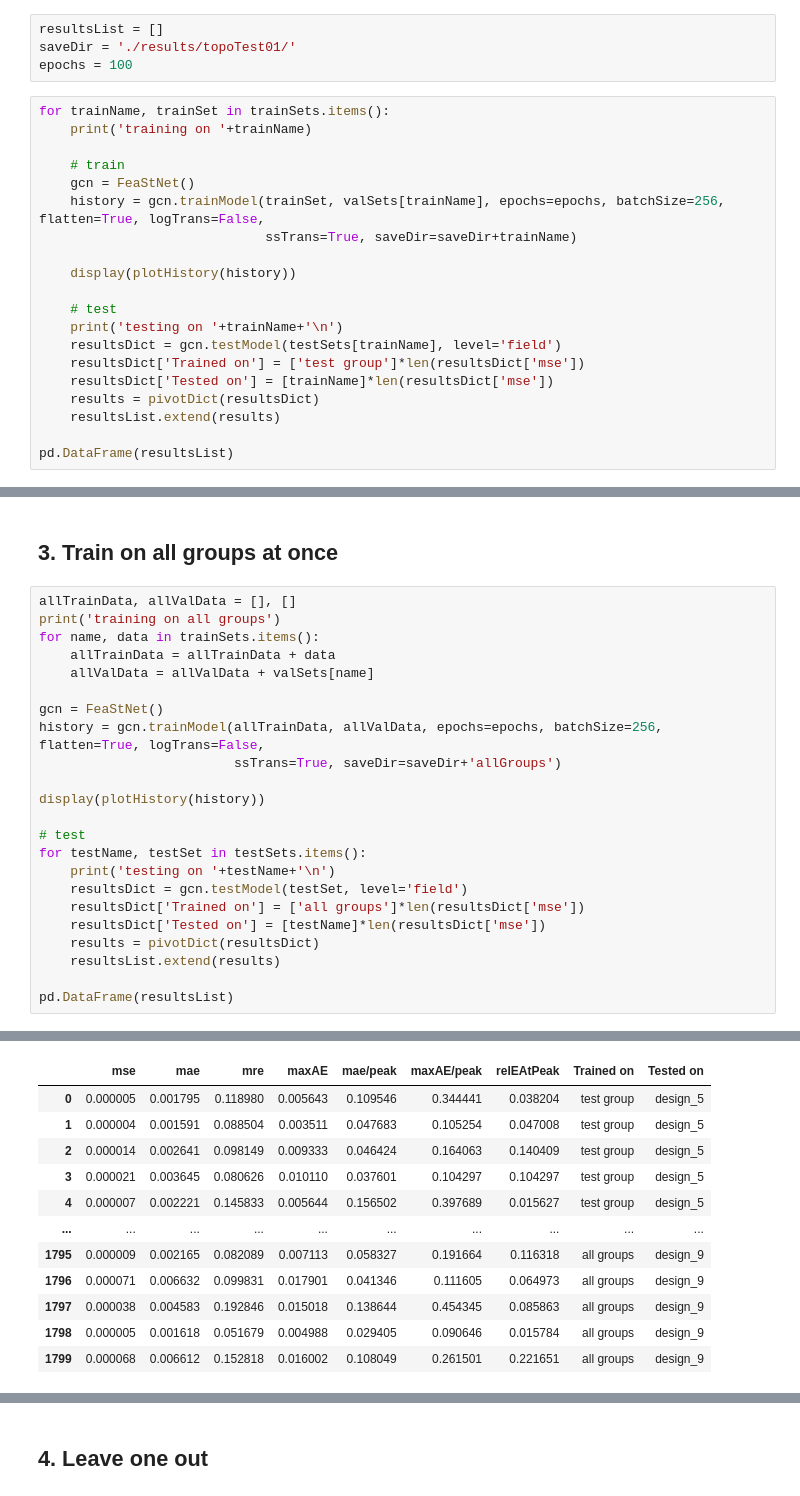
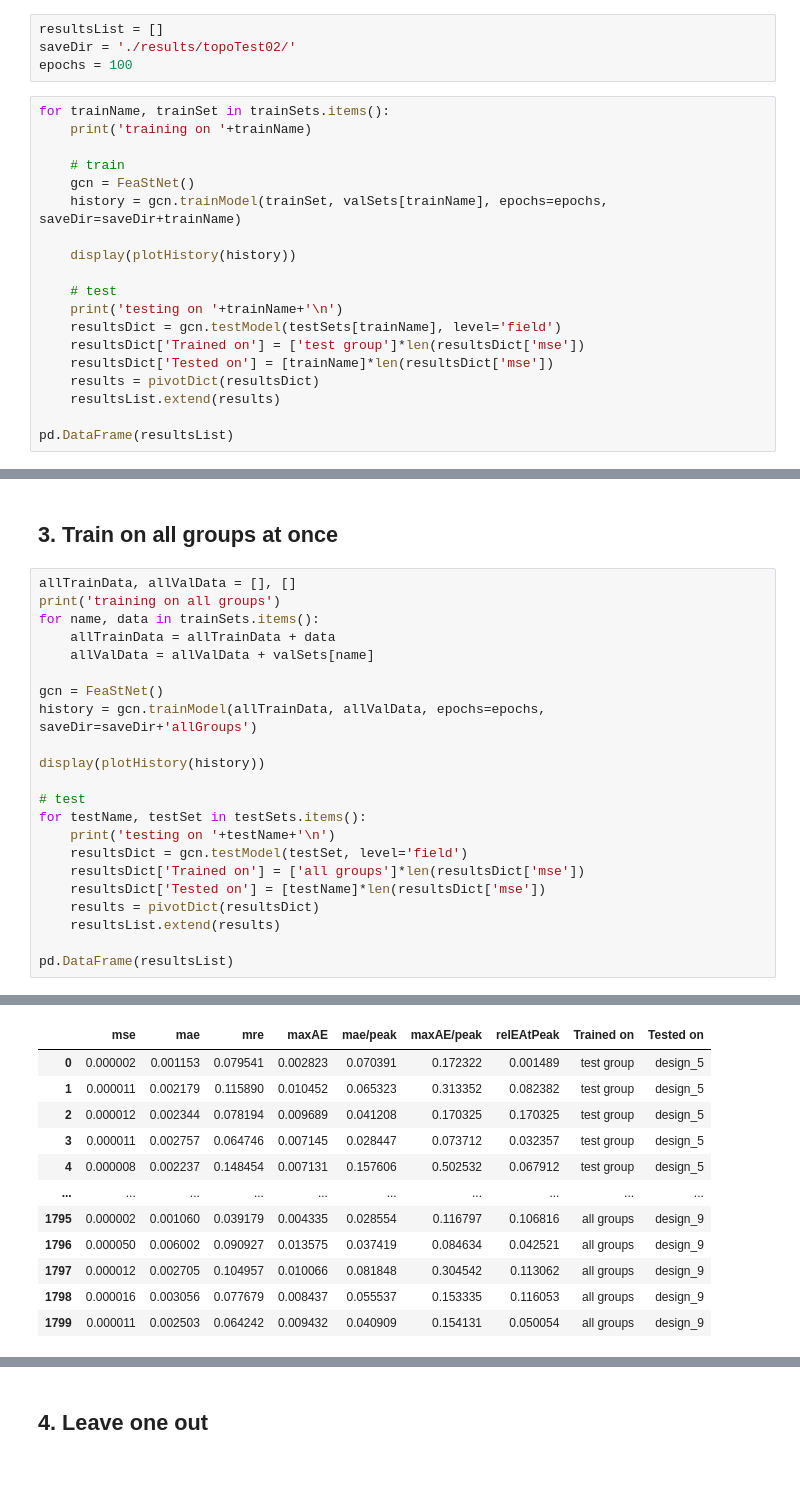
Before and after one commit to ewhalen12/gcnSurrogate, a Jupyter notebook: multiTopologyTest.ipynb, the cells around one changed output, grey strips where cells are left out. Drawn from its saved outputs; the diff is of its cells as text.

```diff
--- a/multiTopologyTest.ipynb
+++ b/multiTopologyTest.ipynb
@@ -45,7 +45,7 @@ loading design_9
 ## 2. Train on each group seperately
 # %%
 resultsList = []
-saveDir = './results/topoTest01/'
+saveDir = './results/topoTest02/'
 epochs = 100
 # %%
 for trainName, trainSet in trainSets.items():
@@ -53,8 +53,7 @@ for trainName, trainSet in trainSets.items():
 
     # train
     gcn = FeaStNet()
-    history = gcn.trainModel(trainSet, valSets[trainName], epochs=epochs, batchSize=256, flatten=True, logTrans=False,
-                             ssTrans=True, saveDir=saveDir+trainName)
+    history = gcn.trainModel(trainSet, valSets[trainName], epochs=epochs, saveDir=saveDir+trainName)
 
     display(plotHistory(history))
 
@@ -182,8 +181,7 @@ for name, data in trainSets.items():
     allValData = allValData + valSets[name]
 
 gcn = FeaStNet()
-history = gcn.trainModel(allTrainData, allValData, epochs=epochs, batchSize=256, flatten=True, logTrans=False,
-                         ssTrans=True, saveDir=saveDir+'allGroups')
+history = gcn.trainModel(allTrainData, allValData, epochs=epochs, saveDir=saveDir+'allGroups')
 
 display(plotHistory(history))
 
@@ -217,26 +215,26 @@ epoch: 99   trainLoss: 4.7259e-02   valLoss:7.1431e-02  time: 5.43e+00
 loading checkpoint 86
 [interactive output not drawn]
 testing on design_5
 
 testing on design_6
 
 testing on design_7
 
 testing on design_8
 
 testing on design_9
 |  | mse | mae | mre | maxAE | mae/peak | maxAE/peak | relEAtPeak | Trained on | Tested on |
-| 0 | 0.000005 | 0.001795 | 0.118980 | 0.005643 | 0.109546 | 0.344441 | 0.038204 | test group | design_5 |
-| 1 | 0.000004 | 0.001591 | 0.088504 | 0.003511 | 0.047683 | 0.105254 | 0.047008 | test group | design_5 |
-| 2 | 0.000014 | 0.002641 | 0.098149 | 0.009333 | 0.046424 | 0.164063 | 0.140409 | test group | design_5 |
-| 3 | 0.000021 | 0.003645 | 0.080626 | 0.010110 | 0.037601 | 0.104297 | 0.104297 | test group | design_5 |
-| 4 | 0.000007 | 0.002221 | 0.145833 | 0.005644 | 0.156502 | 0.397689 | 0.015627 | test group | design_5 |
+| 0 | 0.000002 | 0.001153 | 0.079541 | 0.002823 | 0.070391 | 0.172322 | 0.001489 | test group | design_5 |
+| 1 | 0.000011 | 0.002179 | 0.115890 | 0.010452 | 0.065323 | 0.313352 | 0.082382 | test group | design_5 |
+| 2 | 0.000012 | 0.002344 | 0.078194 | 0.009689 | 0.041208 | 0.170325 | 0.170325 | test group | design_5 |
+| 3 | 0.000011 | 0.002757 | 0.064746 | 0.007145 | 0.028447 | 0.073712 | 0.032357 | test group | design_5 |
+| 4 | 0.000008 | 0.002237 | 0.148454 | 0.007131 | 0.157606 | 0.502532 | 0.067912 | test group | design_5 |
 | ... | ... | ... | ... | ... | ... | ... | ... | ... | ... |
-| 1795 | 0.000009 | 0.002165 | 0.082089 | 0.007113 | 0.058327 | 0.191664 | 0.116318 | all groups | design_9 |
-| 1796 | 0.000071 | 0.006632 | 0.099831 | 0.017901 | 0.041346 | 0.111605 | 0.064973 | all groups | design_9 |
-| 1797 | 0.000038 | 0.004583 | 0.192846 | 0.015018 | 0.138644 | 0.454345 | 0.085863 | all groups | design_9 |
-| 1798 | 0.000005 | 0.001618 | 0.051679 | 0.004988 | 0.029405 | 0.090646 | 0.015784 | all groups | design_9 |
-| 1799 | 0.000068 | 0.006612 | 0.152818 | 0.016002 | 0.108049 | 0.261501 | 0.221651 | all groups | design_9 |
+| 1795 | 0.000002 | 0.001060 | 0.039179 | 0.004335 | 0.028554 | 0.116797 | 0.106816 | all groups | design_9 |
+| 1796 | 0.000050 | 0.006002 | 0.090927 | 0.013575 | 0.037419 | 0.084634 | 0.042521 | all groups | design_9 |
+| 1797 | 0.000012 | 0.002705 | 0.104957 | 0.010066 | 0.081848 | 0.304542 | 0.113062 | all groups | design_9 |
+| 1798 | 0.000016 | 0.003056 | 0.077679 | 0.008437 | 0.055537 | 0.153335 | 0.116053 | all groups | design_9 |
+| 1799 | 0.000011 | 0.002503 | 0.064242 | 0.009432 | 0.040909 | 0.154131 | 0.050054 | all groups | design_9 |
 1800 rows × 9 columns
 # %% [markdown]
 ## 4. Leave one out
```
Also changed, not shown: parts of 9 cells of this notebook, 5 other files.
